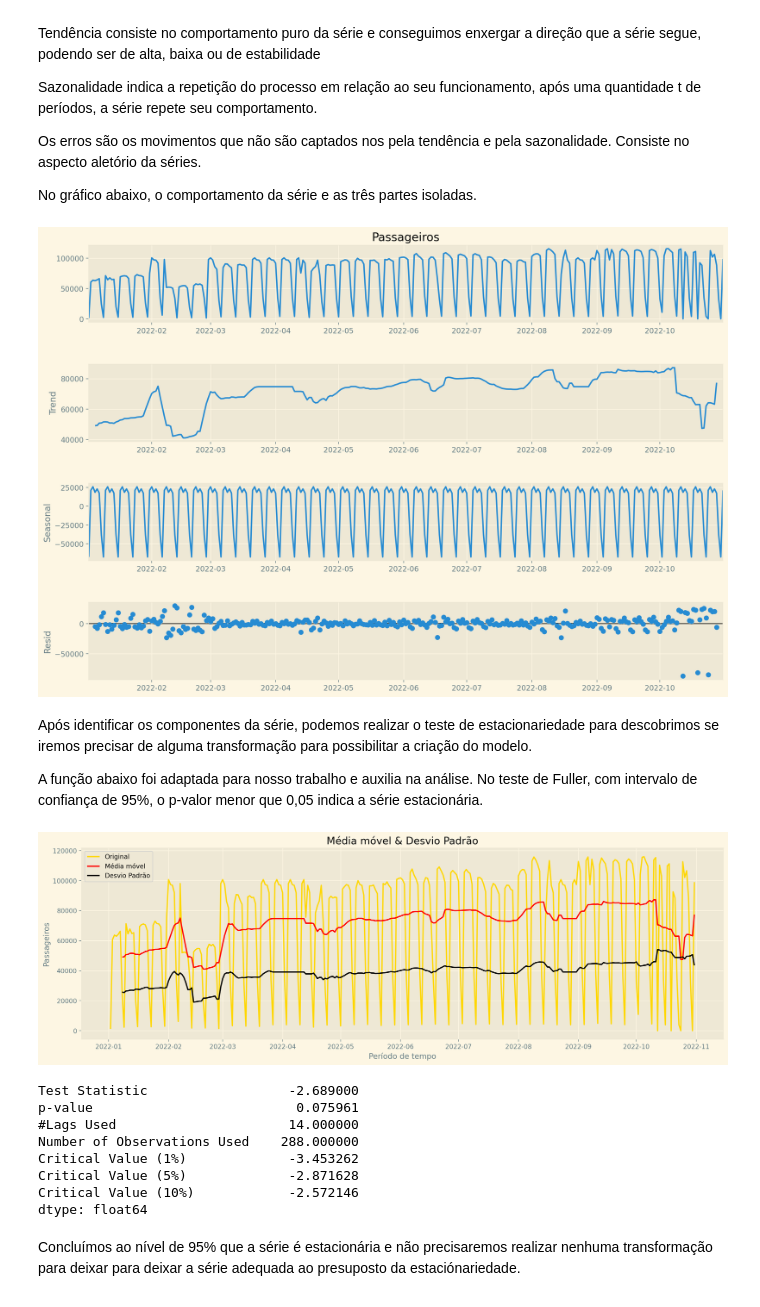
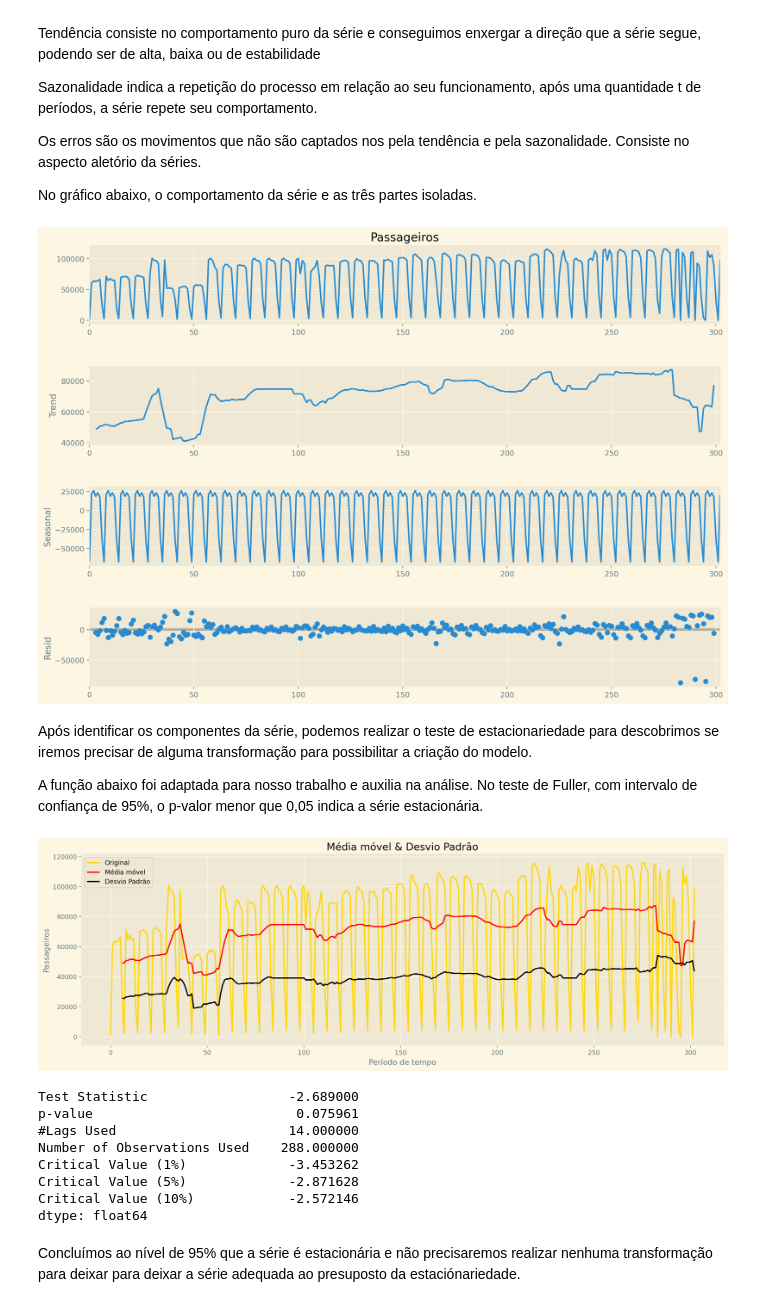
Before and after one commit to filmateus/Tranporte_Publico, a Jupyter notebook: forecasting_public_transportation.ipynb, the cells around one changed output. Cells and saved outputs as stored; diff of their text form; code cells hidden in the pictures.

```diff
--- a/forecasting_public_transportation.ipynb
+++ b/forecasting_public_transportation.ipynb
@@ -34,9 +47,21 @@ Construímos duas funções para iniciar o processo de trabalho de análise de d
 Ao após a inclusão dos dados, a função construída realiza a união do arquivos num único arquivo para podermos manipular unidos.
 
 A função *pas()* constroi outro arquivo com a quantidade de passageiros diários, que iremos utlizar para realizar a previsão de passageiros.
-# %%
-df = files(22)
-freq_pas = pas(df)
+# %%
+# função para carregar os data.frames
+def files(year): # format YY
+    all_files = glob.glob("ano_" + str(year) + "_*.csv")
+    df = pd.concat((pd.read_csv(f, encoding='ISO-8859-1', on_bad_lines='skip', sep = ';', decimal = ",") for f in all_files))
+    df = df[(df['Tipo Viagem'] == 11)] # eliminando viagens para garagens
+    df['Data Coleta'] = pd.to_datetime(df['Data Coleta'], format='%d/%m/%Y')
+    diario = df.groupby('Data Coleta')['Passageiros'].agg('sum')
+    diario = diario.reset_index()
+    diario['Data Coleta'] = pd.to_datetime(diario['Data Coleta'])
+    diario['dia_semana'] = diario['Data Coleta'].dt.dayofweek
+    #print(len(diario))
+    return(diario)
+
+freq_pas = files(22)
 # %%
 # gráfico com a vizualização da linha do tempo de 2022
 def plot_ts():
@@ -260,23 +293,17 @@ Os erros são os movimentos que não são captados nos pela tendência e pela sa
 
 No gráfico abaixo, o comportamento da série e as três partes isoladas.
 # %%
-from statsmodels.tsa.seasonal import seasonal_decompose
-
-# def decompose():
-freq_pas.index = pd.to_datetime(freq_pas['Data Coleta'])
-freq_pas = freq_pas.drop(columns=['Data Coleta', "dia_semana"])
 result = seasonal_decompose(freq_pas['Passageiros'], period = 7,  model='additive')
 fig = result.plot()
 fig.set_size_inches(15,10)
 fig.show()
 # %% [output]
-[figure, old version]
+[figure, new version]
 # %% [markdown]
 Após identificar os componentes da série, podemos realizar o teste de estacionariedade para descobrimos se iremos precisar de alguma transformação para possibilitar a criação do modelo.
 
 A função abaixo foi adaptada para nosso trabalho e auxilia na análise. No teste de Fuller, com intervalo de confiança de 95%, o p-valor menor que 0,05 indica a série estacionária.
 # %%
-from statsmodels.tsa.stattools import adfuller
 
 # Função baseada no código em: https://medium.com/@stallonejacob/time-series-forecast-a-basic-introduction-using-python-414fcb963000
 
@@ -306,7 +333,7 @@ def test_stationarity(timeseries, t):
 
 test_stationarity(freq_pas['Passageiros'],7)
 # %% [output]
-[figure, old version]
+[figure, new version]
 Test Statistic                  -2.689000
 p-value                          0.075961
 #Lags Used                      14.000000
```
Also changed, not shown: parts of 22 cells of this notebook, 1 other file.
